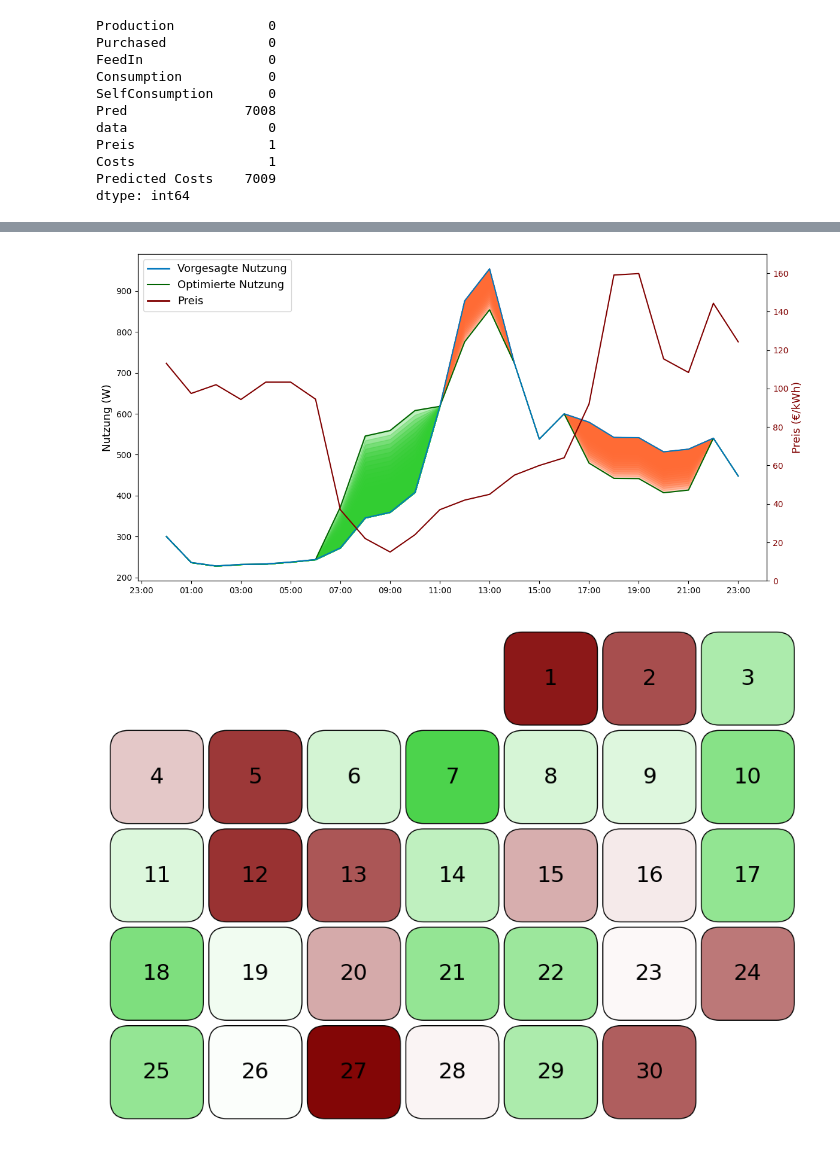
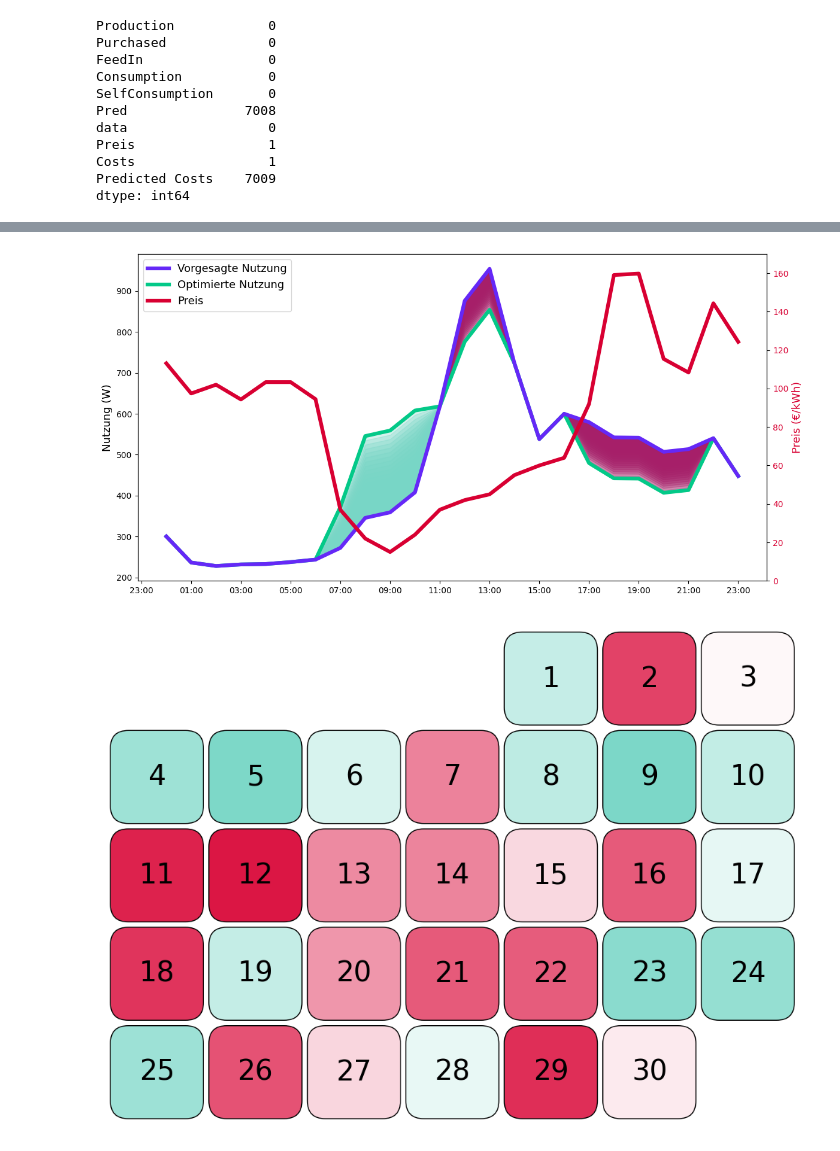
Before and after one commit to MockaWolke/SmartCity, a Jupyter notebook: plots.ipynb, the cells around one changed output, grey strips where cells are left out. Cells and saved outputs as stored; diff of their text form; code cells hidden in the pictures.

```diff
--- a/plots.ipynb
+++ b/plots.ipynb
@@ -10,7 +10,12 @@ import matplotlib.dates as mdates
 from matplotlib.patches import Patch
 from matplotlib.animation import FuncAnimation
 
-COLORS = ['#0077BE', 'maroon', '#32CD32', '#FF6B35', 'darkgreen']
+#6528F7
+#A076F9
+#D7BBF5
+#EDE4FF
+
+COLORS = ['#6528F7', '#D80032', '#78D6C6', '#A61F69', '#03C988']
 
 plt.figure(figsize=(10, 2))
 
@@ -754,14 +759,14 @@ diff
 fig, ax1 = plt.subplots(figsize=(12, 6))
 
 # "Vorgesagte Nutzung" auf der primären Y-Achse
-line1, = ax1.plot(wanted.index, wanted["Optimale Nutzung"], label="Optimierte Nutzung", color=COLORS[-1])
-line2, = ax1.plot(wanted.index, wanted["Pred"], label="Vorgesagte Nutzung", color=COLORS[0])
+line1, = ax1.plot(wanted.index, wanted["Optimale Nutzung"], label="Optimierte Nutzung", color=COLORS[-1], lw=4.5)
+line2, = ax1.plot(wanted.index, wanted["Pred"], label="Vorgesagte Nutzung", color=COLORS[0], lw=4.5)
 ax1.set_ylabel('Nutzung (W)', fontsize = 13)
 ax1.tick_params(axis='y')
 
 # Preis auf der sekundären Y-Achse
 ax2 = ax1.twinx()
-ax2.plot(wanted.index, wanted["Preis"], label="Preis (€/kWh)", color=COLORS[1])
+ax2.plot(wanted.index, wanted["Preis"], label="Preis (€/kWh)", color=COLORS[1], lw=4.5)
 ax2.set_ylabel('Preis (€/kWh)', color= COLORS[1], fontsize = 13)
 ax2.tick_params(axis='y', labelcolor= COLORS[1])
 
@@ -784,9 +789,9 @@ ax1.xaxis.set_major_formatter(mdates.DateFormatter('%H:%M'))
 
 from matplotlib.lines import Line2D
 legend_elements = [
-                    Line2D([0], [0], color=COLORS[0], lw=2, label="Vorgesagte Nutzung",),
-                   Line2D([0],[0], color=COLORS[-1], label="Optimierte Nutzung",),
-                   Line2D([0], [0], color=COLORS[1], lw=2, label='Preis',),
+                    Line2D([0], [0], color=COLORS[0], lw=4.5, label="Vorgesagte Nutzung",),
+                   Line2D([0],[0], color=COLORS[-1], label="Optimierte Nutzung", lw=4.5),
+                   Line2D([0], [0], color=COLORS[1], lw=4.5, label='Preis',),
                    ]
 ax1.legend(handles=legend_elements, loc='upper left', fontsize = 13)
 
@@ -812,14 +817,16 @@ ani = FuncAnimation(fig, update, frames=range(steps), blit=True, repeat=False)
 
 ani.save("imgs/animation.mp4", fps= 4)
 # %% [output]
-[figure, old version]
+[figure, new version]
 # %%
+from matplotlib.colors import LinearSegmentedColormap
 import matplotlib.pyplot as plt
 import matplotlib.patches as patches
 import numpy as np
 import calendar
 
-colors = [COLORS[1], 'white', COLORS[2]]
+
+colors = [COLORS[2], 'white', COLORS[1]]
 cmap = LinearSegmentedColormap.from_list("custom_colormap", colors)
 
 def draw_month_heatmap(data, month, year):
@@ -842,32 +849,32 @@ def draw_month_heatmap(data, month, year):
     for day in range(1, num_days + 1):
         col = (day + weekday - 1) % 7
         row = (day + weekday - 1) // 7
         color_intensity = data[day - 1]
 
         rect = patches.FancyBboxPatch(
             (col * (width + margin), row * (height + margin)),
             width, height,
             boxstyle="round,pad=0.02,rounding_size=0.2",
             facecolor=cmap(color_intensity),  # Using the viridis colormap here
             edgecolor="k"
         )
         ax.add_patch(rect)
         ax.text(col * (width + margin) + width/2, row * (height + margin) + height/2, str(day),
-                ha="center", va="center", color= "black", fontsize = 22)
+                ha="center", va="center", color= "black", fontsize = 28)
 
 
     # Set the aspect and the limits
     ax.set_aspect('equal')
     ax.set_xlim(-margin, 7 * (width + margin))
     ax.set_ylim(-margin, ((num_days + weekday) // 7 + 1) * (height + margin))
     ax.invert_yaxis()
 
     plt.tight_layout()
     plt.savefig("imgs/calendar.svg")
     plt.show()
 
 # Test the function
 data = np.random.rand(30)  # Random data for a month with 30 days
 draw_month_heatmap(data, month=9, year=2023)  # September 2023
 # %% [output]
-[figure, old version]
+[figure, new version]
```
Also changed, not shown: parts of 13 cells of this notebook, 13 other files.
